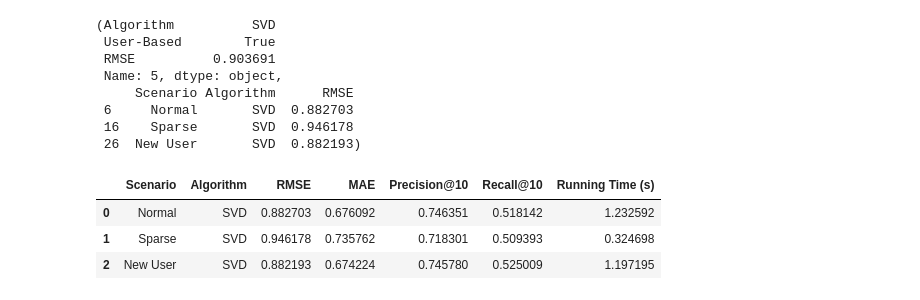
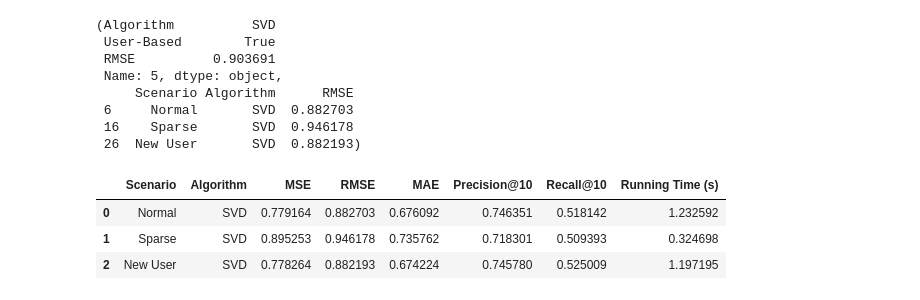
Before and after one commit to diatt17/mrp_masters, a Jupyter notebook: Collaborative Filtering.ipynb, the cells around one changed output. Saved outputs shown, nothing was run; the diff lists cells and outputs as text; code cells hidden in the pictures.

```diff
--- a/Collaborative Filtering.ipynb
+++ b/Collaborative Filtering.ipynb
@@ -366,10 +366,10 @@ best_algorithm, best_algorithm_performance[["Scenario", "Algorithm", "RMSE"]]
  16    Sparse       SVD  0.946178
  26  New User       SVD  0.882193)
 # %%
-best_algorithm_df = best_algorithm_performance[["Scenario", "Algorithm", "RMSE", "MAE", "Precision@10", "Recall@10", "Running Time (s)"]].reset_index(drop=True)
+best_algorithm_df = best_algorithm_performance[["Scenario", "Algorithm", "MSE", "RMSE", "MAE", "Precision@10", "Recall@10", "Running Time (s)"]].reset_index(drop=True)
 best_algorithm_df
 # %% [output]
-|  | Scenario | Algorithm | RMSE | MAE | Precision@10 | Recall@10 | Running Time (s) |
-| 0 | Normal | SVD | 0.882703 | 0.676092 | 0.746351 | 0.518142 | 1.232592 |
-| 1 | Sparse | SVD | 0.946178 | 0.735762 | 0.718301 | 0.509393 | 0.324698 |
-| 2 | New User | SVD | 0.882193 | 0.674224 | 0.745780 | 0.525009 | 1.197195 |
+|  | Scenario | Algorithm | MSE | RMSE | MAE | Precision@10 | Recall@10 | Running Time (s) |
+| 0 | Normal | SVD | 0.779164 | 0.882703 | 0.676092 | 0.746351 | 0.518142 | 1.232592 |
+| 1 | Sparse | SVD | 0.895253 | 0.946178 | 0.735762 | 0.718301 | 0.509393 | 0.324698 |
+| 2 | New User | SVD | 0.778264 | 0.882193 | 0.674224 | 0.745780 | 0.525009 | 1.197195 |
```
Also changed, not shown: 4 other files.
